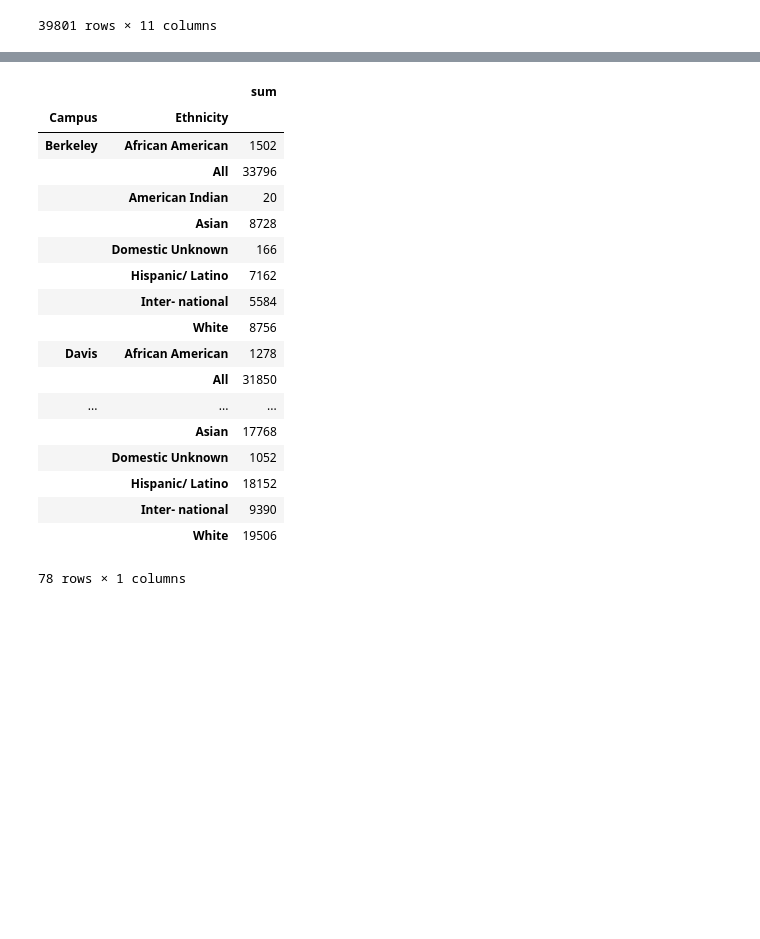
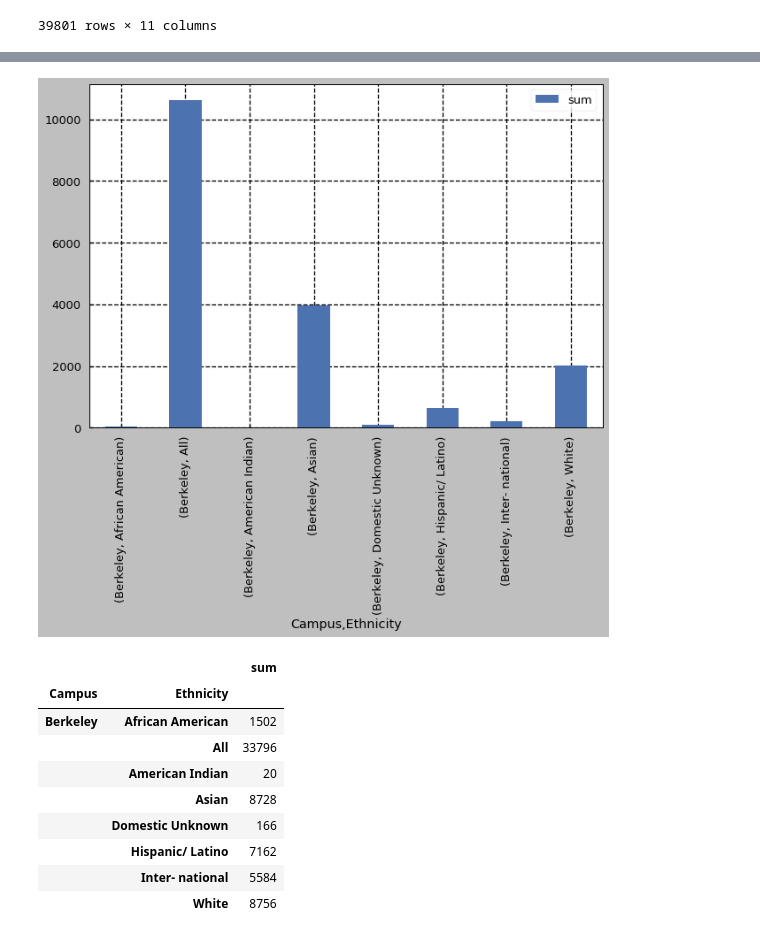
Before and after one commit to ChudiNnorukam/calAdmissions, a Jupyter notebook: notebooks/calAdmissions - Chudi-updated.ipynb, the cells around one changed output, grey strips where cells are left out. Cells and saved outputs as stored; diff of their text form; code cells hidden in the pictures; blank space fills up the shorter version.

```diff
--- a/notebooks/calAdmissions - Chudi-updated.ipynb
+++ b/notebooks/calAdmissions - Chudi-updated.ipynb
@@ -130,24 +141,21 @@ fresh_admitted_by_campus
+# %%
+#bar graph on number of freshmen admitted to UC Berkeley based on ethnicity in Fall 2017
+fresh_admitted_by_campus.plot.bar()
+matplotlib.style.use('seaborn-deep')
+# %% [output]
+[figure, added]
 # %%
-#number of transfer students that applied to each campus organised by ethnicity in Fall 2017
-trans_applied_by_campus = trans_2017.groupby(['Campus','Ethnicity']).applied.agg(['sum'])
+#number of transfer students that applied to UC Berkeley organised by ethnicity in Fall 2017
+trans_applied_by_campus = trans_2017.groupby(['Campus','Ethnicity']).applied.agg(['sum']).head(8)
 trans_applied_by_campus #.drop(index='All', level=1)
 # %% [output]
 |  |  | sum |
 | Campus | Ethnicity |  |
 | Berkeley | African American | 1502 |
 |  | All | 33796 |
 |  | American Indian | 20 |
 |  | Asian | 8728 |
 |  | Domestic Unknown | 166 |
 |  | Hispanic/ Latino | 7162 |
 |  | Inter- national | 5584 |
 |  | White | 8756 |
-| Davis | African American | 1278 |
-|  | All | 31850 |
-| ... | ... | ... |
-|  | Asian | 17768 |
-|  | Domestic Unknown | 1052 |
-|  | Hispanic/ Latino | 18152 |
-|  | Inter- national | 9390 |
-|  | White | 19506 |
-78 rows × 1 columns
```
Also changed, not shown: parts of 7 cells of this notebook.
